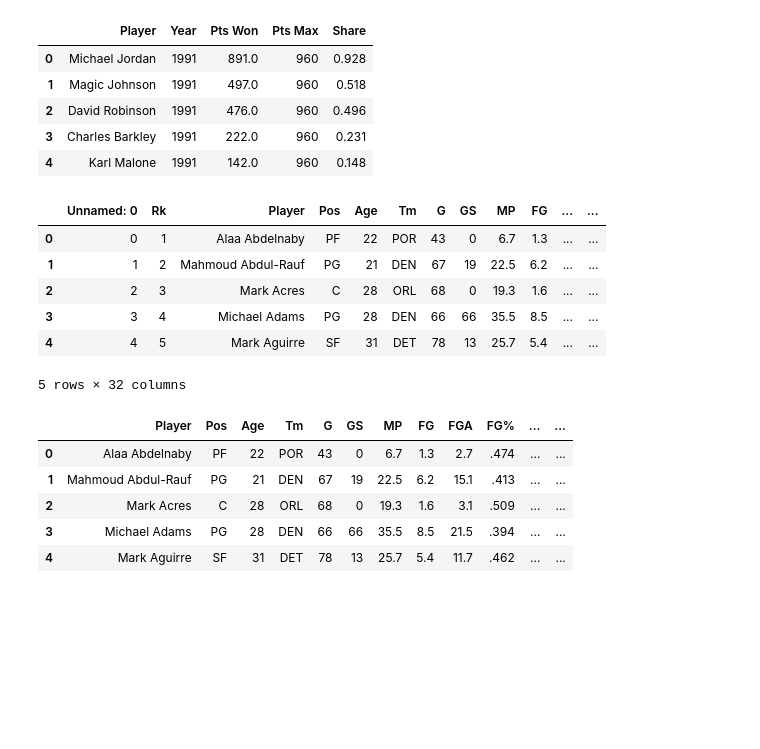
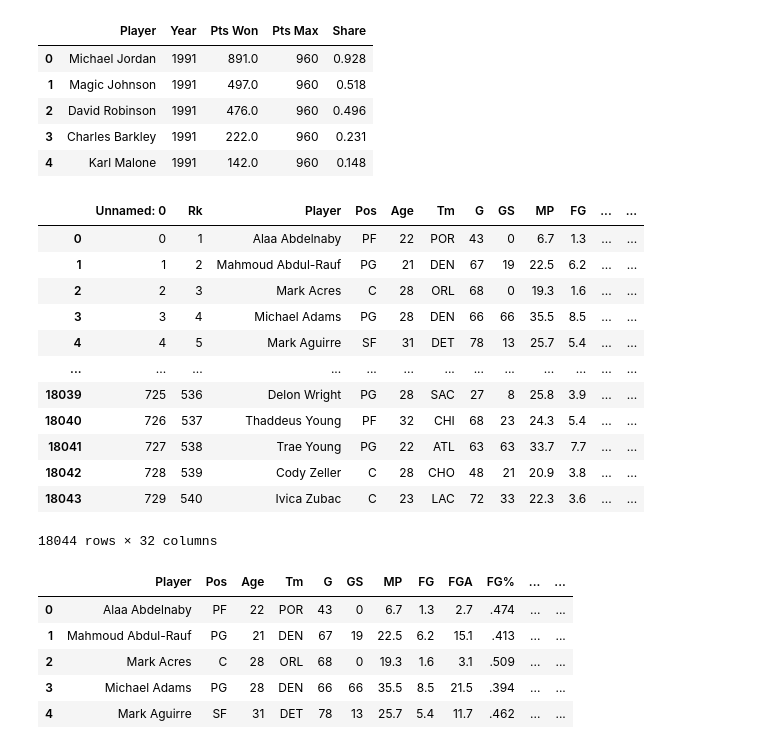
Before and after one commit to dataquestio/project-walkthroughs, a Jupyter notebook: mvp/predictors.ipynb, the cells around one changed output. Cells and saved outputs as stored; diff of their text form; code cells hidden in the pictures; blank space fills up the shorter version.

```diff
--- a/mvp/predictors.ipynb
+++ b/mvp/predictors.ipynb
@@ -16,15 +16,21 @@ mvps.head()
 # %%
 players = pd.read_csv("players.csv")
 # %%
-players.head()
+players
 # %% [output]
 |  | Unnamed: 0 | Rk | Player | Pos | Age | Tm | G | GS | MP | FG | ... | ... |
 | 0 | 0 | 1 | Alaa Abdelnaby | PF | 22 | POR | 43 | 0 | 6.7 | 1.3 | ... | ... |
 | 1 | 1 | 2 | Mahmoud Abdul-Rauf | PG | 21 | DEN | 67 | 19 | 22.5 | 6.2 | ... | ... |
 | 2 | 2 | 3 | Mark Acres | C | 28 | ORL | 68 | 0 | 19.3 | 1.6 | ... | ... |
 | 3 | 3 | 4 | Michael Adams | PG | 28 | DEN | 66 | 66 | 35.5 | 8.5 | ... | ... |
 | 4 | 4 | 5 | Mark Aguirre | SF | 31 | DET | 78 | 13 | 25.7 | 5.4 | ... | ... |
+| ... | ... | ... | ... | ... | ... | ... | ... | ... | ... | ... | ... | ... |
+| 18039 | 725 | 536 | Delon Wright | PG | 28 | SAC | 27 | 8 | 25.8 | 3.9 | ... | ... |
+| 18040 | 726 | 537 | Thaddeus Young | PF | 32 | CHI | 68 | 23 | 24.3 | 5.4 | ... | ... |
+| 18041 | 727 | 538 | Trae Young | PG | 22 | ATL | 63 | 63 | 33.7 | 7.7 | ... | ... |
+| 18042 | 728 | 539 | Cody Zeller | C | 28 | CHO | 48 | 21 | 20.9 | 3.8 | ... | ... |
+| 18043 | 729 | 540 | Ivica Zubac | C | 23 | LAC | 72 | 33 | 22.3 | 3.6 | ... | ... |
-5 rows × 32 columns
+18044 rows × 32 columns
 # %%
 del players["Unnamed: 0"]
 # %%
```
Also changed, not shown: parts of 14 cells of this notebook, 1 other file.
